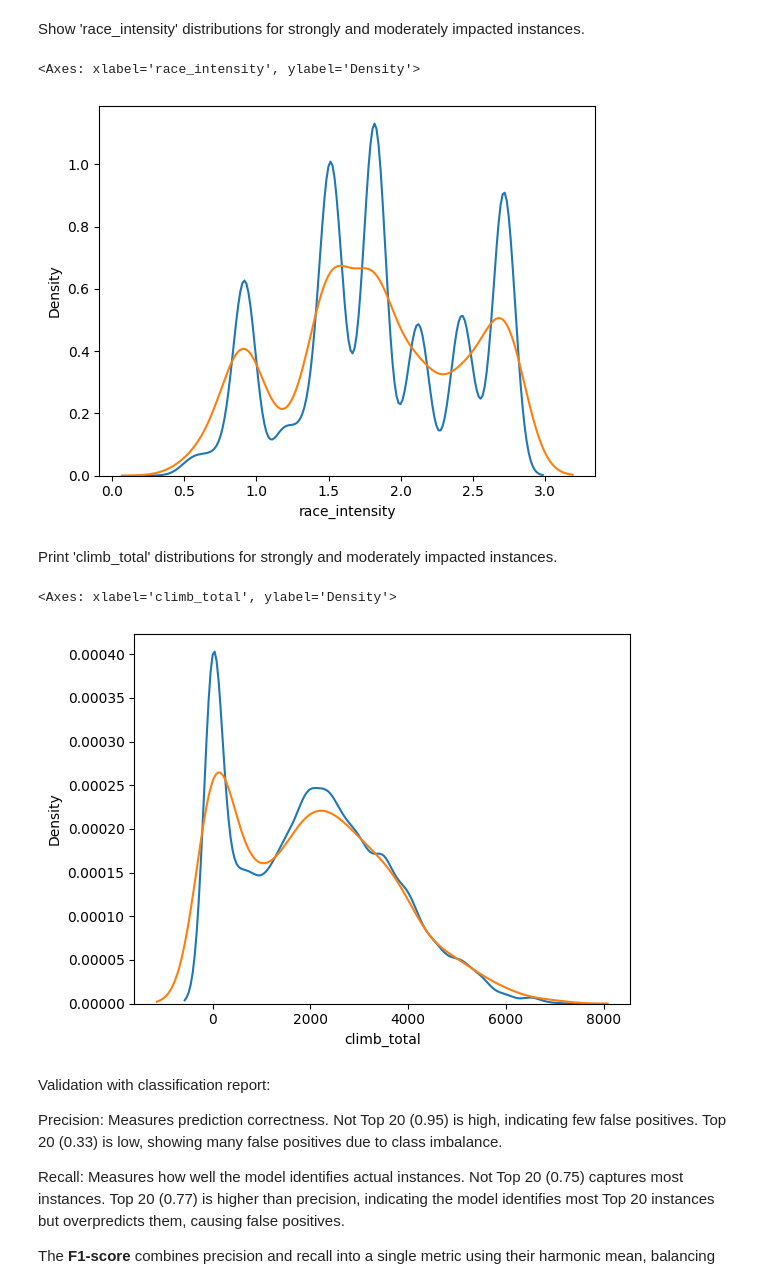
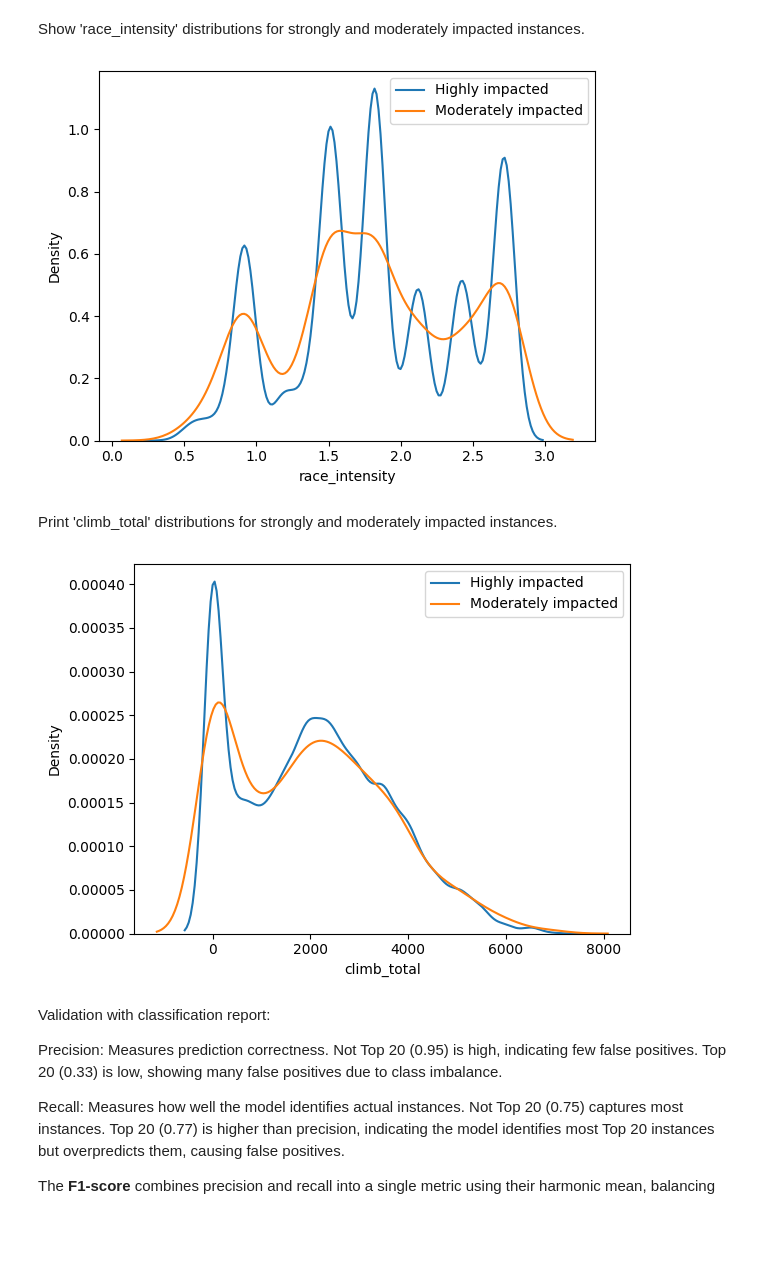
Before and after one commit to leomanne/Data-Mining, a Jupyter notebook: fifth_task.ipynb, the cells around one changed output. Cells and saved outputs as stored; diff of their text form; code cells hidden in the pictures; blank space fills up the shorter version.

```diff
--- a/fifth_task.ipynb
+++ b/fifth_task.ipynb
@@ -235,20 +235,21 @@ Number of moderately_impacted_instances_dt: 1262
 # %% [markdown]
 Show 'race_intensity' distributions for strongly and moderately impacted instances.
 # %%
-
-sns.kdeplot(full_dataset.iloc[highly_impacted_instances_dt], x="race_intensity")
-sns.kdeplot(full_dataset.iloc[moderately_impacted_instances_dt], x="race_intensity")
+sns.kdeplot(full_dataset.iloc[highly_impacted_instances_dt], x="race_intensity", label="Highly impacted")
+sns.kdeplot(full_dataset.iloc[moderately_impacted_instances_dt], x="race_intensity", label="Moderately impacted")
+plt.legend()
+plt.show()
 # %% [output]
-<Axes: xlabel='race_intensity', ylabel='Density'>
-[figure, old version]
+[figure, new version]
 # %% [markdown]
 Print 'climb_total' distributions for strongly and moderately impacted instances.
 # %%
-sns.kdeplot(full_dataset.iloc[highly_impacted_instances_dt], x="climb_total")
-sns.kdeplot(full_dataset.iloc[moderately_impacted_instances_dt], x="climb_total")
+sns.kdeplot(full_dataset.iloc[highly_impacted_instances_dt], x="climb_total", label="Highly impacted")
+sns.kdeplot(full_dataset.iloc[moderately_impacted_instances_dt], x="climb_total", label="Moderately impacted")
+plt.legend()
+plt.show()
 # %% [output]
-<Axes: xlabel='climb_total', ylabel='Density'>
-[figure, old version]
+[figure, new version]
 # %% [markdown]
 Validation with classification report:
 
```
Also changed, not shown: parts of 22 cells of this notebook.
